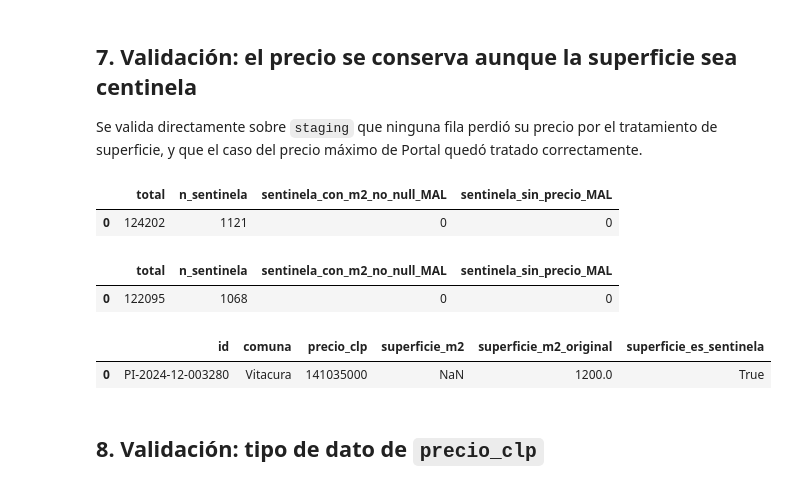
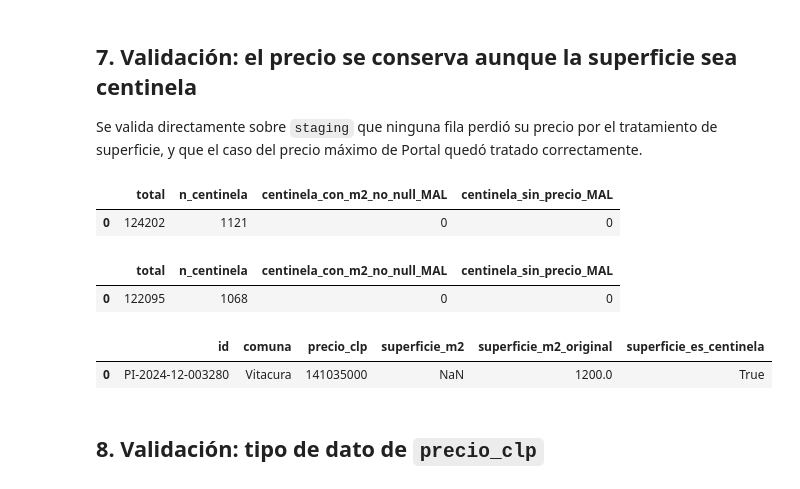
Before and after one commit to CrisKaphiri/Pipeline-Captacion-Inmobiliaria-Python-SQL-GCP-PowerBI, a Jupyter notebook: notebooks/03_validate_staging.ipynb, the cells around one changed output. Saved outputs shown, nothing was run; the diff lists cells and outputs as text; code cells hidden in the pictures.

Commit message:
Corrección sobre nombre de columna centinela

```diff
--- a/notebooks/03_validate_staging.ipynb
+++ b/notebooks/03_validate_staging.ipynb
@@ -322,28 +322,28 @@ superficie, y que el caso del precio máximo de Portal quedó tratado correctame
 # %%
 for tabla in ["stg_toctoc", "stg_portal_inmobiliario"]:
     df = query(f'''
         SELECT
           COUNT(*) AS total,
-          COUNTIF(superficie_es_sentinela) AS n_sentinela,
-          COUNTIF(superficie_es_sentinela AND superficie_m2 IS NOT NULL) AS sentinela_con_m2_no_null_MAL,
-          COUNTIF(superficie_es_sentinela AND precio_clp IS NULL) AS sentinela_sin_precio_MAL
+          COUNTIF(superficie_es_centinela) AS n_centinela,
+          COUNTIF(superficie_es_centinela AND superficie_m2 IS NOT NULL) AS centinela_con_m2_no_null_MAL,
+          COUNTIF(superficie_es_centinela AND precio_clp IS NULL) AS centinela_sin_precio_MAL
         FROM `{PROJECT}.{DATASET_STAGING}.{tabla}`
     ''')
     display(df)
 # %% [output]
-|  | total | n_sentinela | sentinela_con_m2_no_null_MAL | sentinela_sin_precio_MAL |
+|  | total | n_centinela | centinela_con_m2_no_null_MAL | centinela_sin_precio_MAL |
 | 0 | 124202 | 1121 | 0 | 0 |
-|  | total | n_sentinela | sentinela_con_m2_no_null_MAL | sentinela_sin_precio_MAL |
+|  | total | n_centinela | centinela_con_m2_no_null_MAL | centinela_sin_precio_MAL |
 | 0 | 122095 | 1068 | 0 | 0 |
 # %%
 df = query(f'''
-    SELECT id, comuna, precio_clp, superficie_m2, superficie_m2_original, superficie_es_sentinela
+    SELECT id, comuna, precio_clp, superficie_m2, superficie_m2_original, superficie_es_centinela
     FROM `{PROJECT}.{DATASET_STAGING}.stg_portal_inmobiliario`
     WHERE id = 'PI-2024-12-003280'
 ''')
 display(df)
 # %% [output]
-|  | id | comuna | precio_clp | superficie_m2 | superficie_m2_original | superficie_es_sentinela |
+|  | id | comuna | precio_clp | superficie_m2 | superficie_m2_original | superficie_es_centinela |
 | 0 | PI-2024-12-003280 | Vitacura | 141035000 | NaN | 1200.0 | True |
 # %% [markdown]
 ## 8. Validación: tipo de dato de `precio_clp`
```
Also changed, not shown: parts of 1 cell of this notebook, 2 other files.
